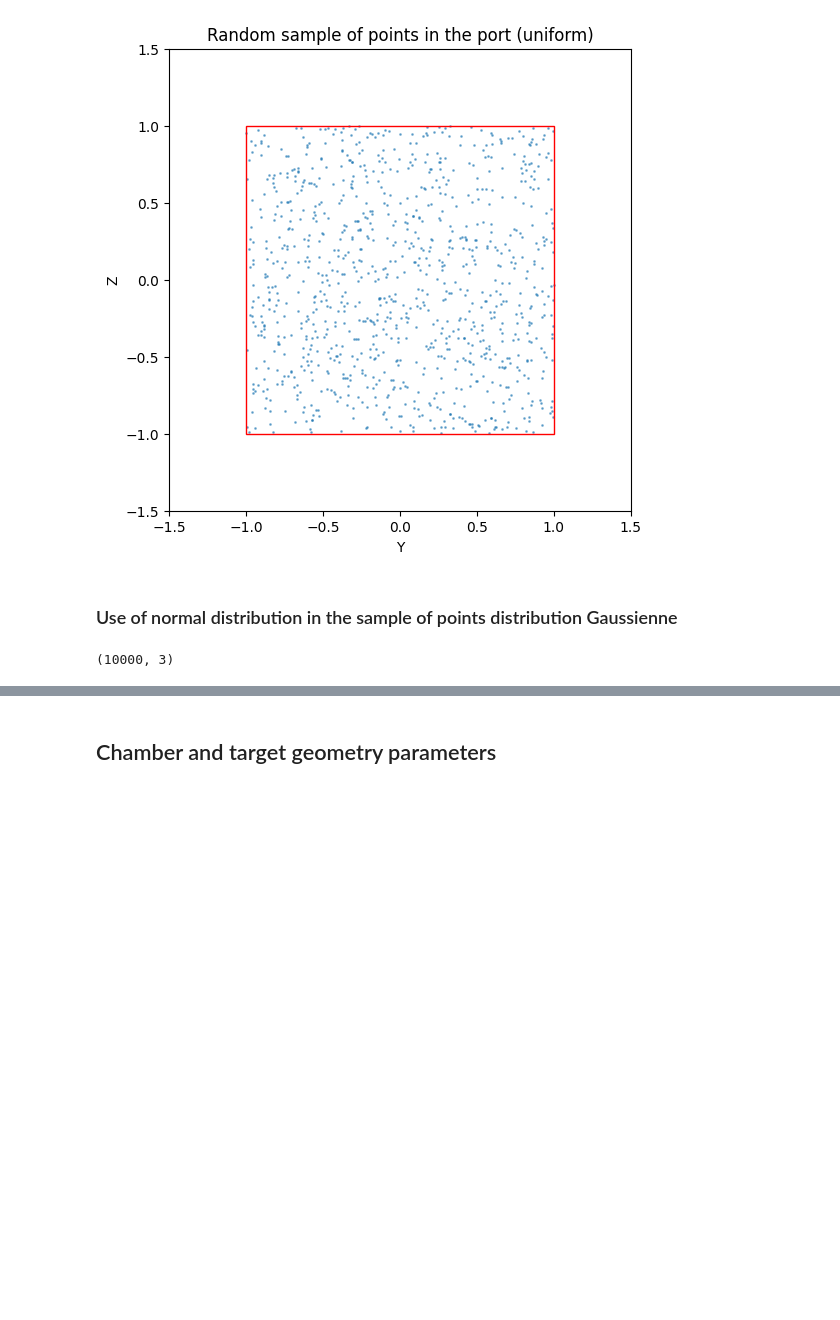
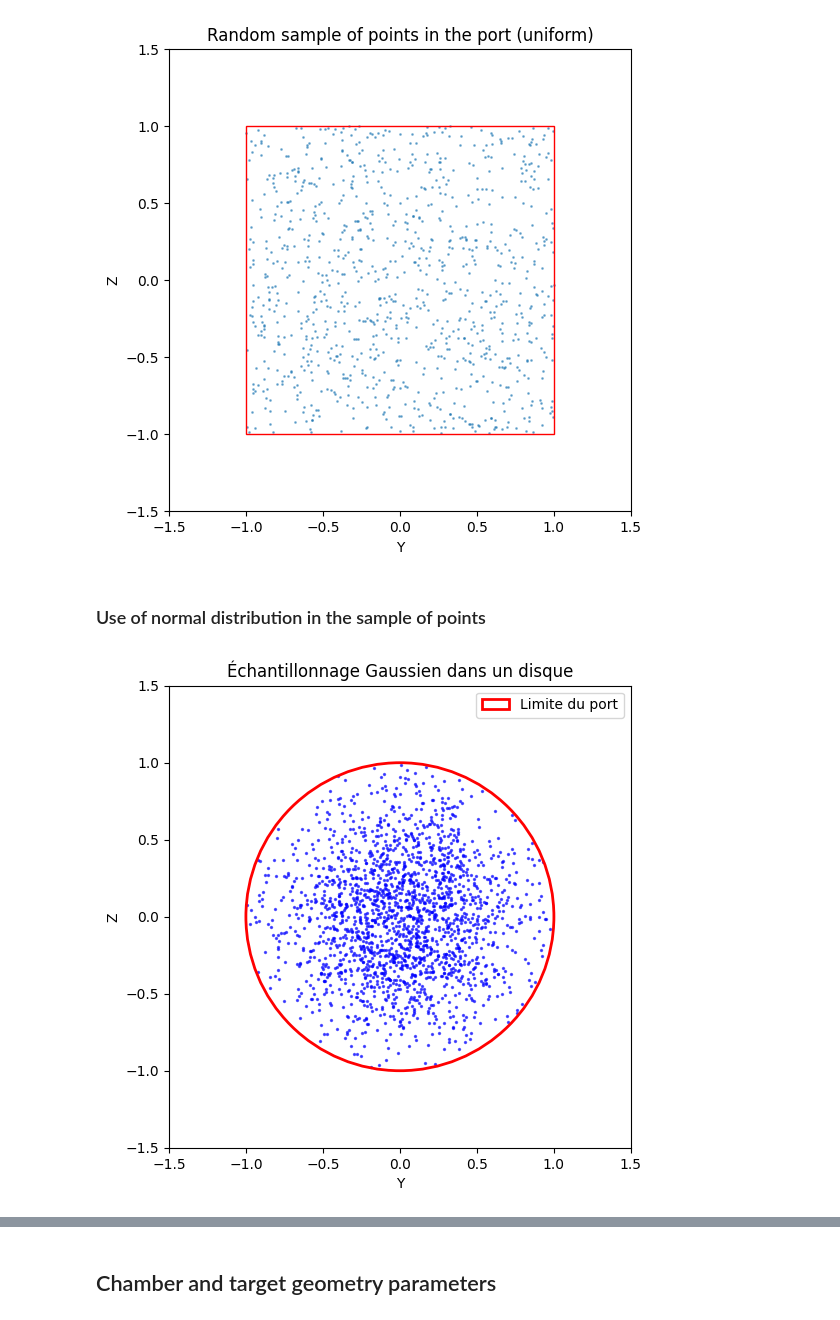
Before and after one commit to clarajdr/Omega60-DD-ICF-simulation, a Jupyter notebook: samplerays.ipynb, the cells around one changed output, grey strips where cells are left out. Saved outputs shown, nothing was run; the diff lists cells and outputs as text; code cells hidden in the pictures; blank space fills up the shorter version.

```diff
--- a/samplerays.ipynb
+++ b/samplerays.ipynb
@@ -102,10 +74,48 @@ ax.add_patch(rect)
 <matplotlib.patches.Rectangle at 0x...>
 [figure]
 # %% [markdown]
-### Use of normal distribution in the sample of points distribution Gaussienne
+### Use of normal distribution in the sample of points
 # %%
-dist = lambda num_points: sp.stats.norm(loc=0.0, scale=0.5).rvs(size=(num_points, 2))
-xs = sample_window( t1, t2, l1=2., l2=2., center=np.array([ 0., 0., 0., ]), num_points=10000, dist=dist )
-print(xs.shape  )
+def sample_window(t1, t2, dist, radius, center=np.array([0., 0., 0.]), num_points=1000):
+    """
+    Génère des points selon une loi 'dist' passée en argument,
+    tronqués à l'intérieur d'un disque de rayon 'radius'.
+    """
+    sample = np.zeros((num_points, 2))
+    k = 0
+    while k < num_points:
+        # dist(1) doit retourner un tableau de forme (1, 2)
+        s = dist(1)
+
+        # Condition de rejet pour rester dans le cercle
+        if np.linalg.norm(s) <= 1.0:
+            sample[k, :] = s[0, :]
+            k += 1
+
+    v1 = radius * t1 / np.linalg.norm(t1)
+    v2 = radius * t2 / np.linalg.norm(t2)
+
+    return center + sample[:, 0, None] * v1 + sample[:, 1, None] * v2
+
+radius=1
+dist = lambda n: sp.stats.norm(loc=0.0, scale=0.4).rvs(size=(n, 2))
+xs = sample_window(t1, t2, dist, radius, center=np.array([0., 0., 0.]), num_points=2000)
+
+# --- Visualisation ---
+fig, ax = plt.subplots(figsize=(6,6))
+ax.scatter(xs[:,1], xs[:,2], s=2, alpha=0.6, color='blue')
+
+# Circle
+circle = plt.Circle((0, 0), radius, color='r', fill=False, linewidth=2, label="Limite du port")
+ax.add_patch(circle)
+
+ax.set_xlim(-1.5, 1.5)
+ax.set_ylim(-1.5, 1.5)
+ax.set_aspect('equal')
+ax.set_title("Échantillonnage Gaussien dans un disque")
+ax.set_xlabel("Y")
+ax.set_ylabel("Z")
+ax.legend()
+plt.show()
 # %% [output]
-(10000, 3)
+[figure, added]
```
Also changed, not shown: parts of 12 cells of this notebook, 5 other files.
